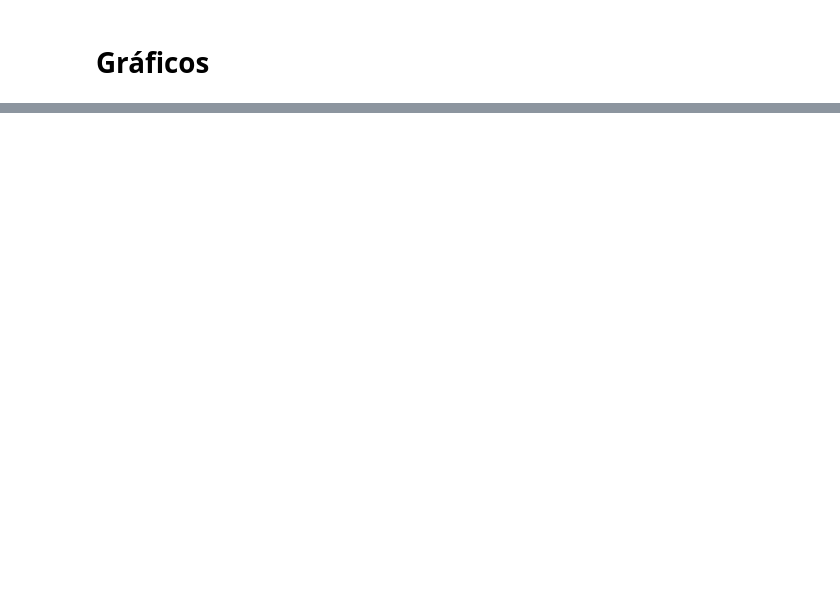
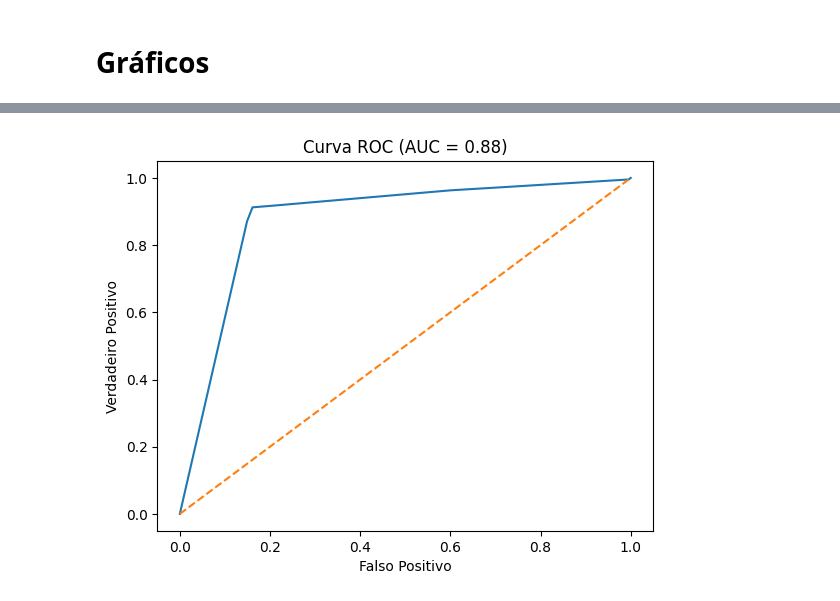
Before and after one commit to ThiagoDamasz/capacitacao-IA-CS-I, a Jupyter notebook: Projeto_IA.ipynb, the cells around one changed output, grey strips where cells are left out. Saved outputs shown, nothing was run; the diff lists cells and outputs as text; code cells hidden in the pictures; blank space fills up the shorter version.

```diff
--- a/Projeto_IA.ipynb
+++ b/Projeto_IA.ipynb
@@ -74,0 +141,6 @@ max        1.000000
+# %%
+#aprender a escala dos dados e aplicar padronização.
+scaler = StandardScaler()
+
+#fit_transform aplica média e desvio padrão e faz a transformação.
+df[colunas_numericas] = scaler.fit_transform(df[colunas_numericas])
@@ -132,0 +322,17 @@ Não existe distinção de gênero, não existe uma relação direta entre o gê
+# %%
+y_prob = best_model.predict_proba(X_test)[:, 1]
+
+fpr, tpr, _ = roc_curve(y_test, y_prob)
+roc_auc = auc(fpr, tpr)
+
+plt.figure()
+plt.plot(fpr, tpr)
+plt.plot([0, 1], [0, 1], linestyle='--')
+
+plt.xlabel("Falso Positivo")
+plt.ylabel("Verdadeiro Positivo")
+plt.title(f"Curva ROC (AUC = {roc_auc:.2f})")
+
+plt.show()
+# %% [output]
+[figure, added]
```
Also changed, not shown: parts of 42 cells of this notebook.
